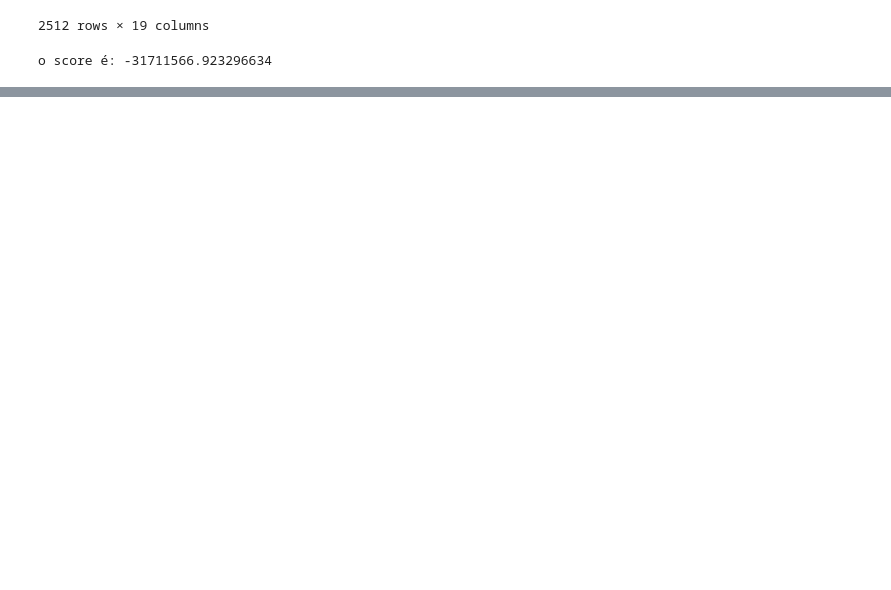
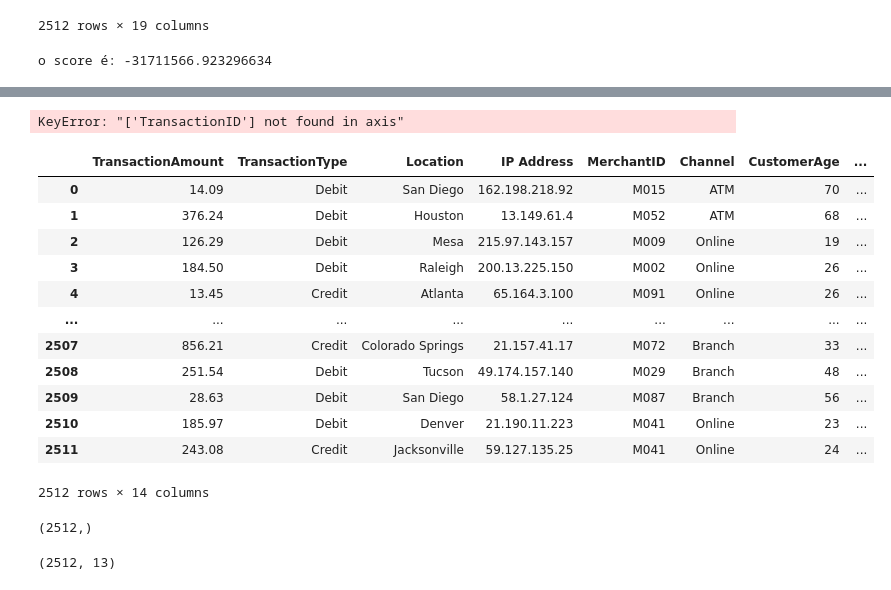
Before and after one commit to WesleySouza13/Bank-Transaction-Dataset-for-Fraud-Detection, a Jupyter notebook: Untitled-1.ipynb, the cells around one changed output, grey strips where cells are left out. Drawn from its saved outputs; the diff is of its cells as text; code cells hidden in the pictures; blank space fills up the shorter version.

```diff
--- a/Untitled-1.ipynb
+++ b/Untitled-1.ipynb
@@ -343,0 +372,33 @@ print(kmeans_data.inertia_)
+# %%
+data = data.drop('TransactionID',axis=1)
+data = data.drop('AccountID',axis=1)
+data = data.drop('TransactionDate',axis=1)
+data = data.drop('DeviceID',axis=1)
+data = data.drop('TransactionDate',axis=1)
+data = data.drop('IP Address',axis=1)
+data = data.drop('MerchantID',axis=1)
+data = data.drop('PreviousTransactionDate',axis=1)
+# %% [output]
+KeyError: "['TransactionID'] not found in axis"
+# %%
+data = data.drop('PreviousTransactionDate', axis=1)
+# %%
+data = data.drop('IP Address', axis=1)
+# %%
+data = data.drop('MerchantID', axis=1)
+# %%
+data
+# %% [output]
+|  | TransactionAmount | TransactionType | Location | IP Address | MerchantID | Channel | CustomerAge | ... |
+| 0 | 14.09 | Debit | San Diego | 162.198.218.92 | M015 | ATM | 70 | ... |
+| 1 | 376.24 | Debit | Houston | 13.149.61.4 | M052 | ATM | 68 | ... |
+| 2 | 126.29 | Debit | Mesa | 215.97.143.157 | M009 | Online | 19 | ... |
+| 3 | 184.50 | Debit | Raleigh | 200.13.225.150 | M002 | Online | 26 | ... |
+| 4 | 13.45 | Credit | Atlanta | 65.164.3.100 | M091 | Online | 26 | ... |
+| ... | ... | ... | ... | ... | ... | ... | ... | ... |
+| 2507 | 856.21 | Credit | Colorado Springs | 21.157.41.17 | M072 | Branch | 33 | ... |
+| 2508 | 251.54 | Debit | Tucson | 49.174.157.140 | M029 | Branch | 48 | ... |
+| 2509 | 28.63 | Debit | San Diego | 58.1.27.124 | M087 | Branch | 56 | ... |
+| 2510 | 185.97 | Debit | Denver | 21.190.11.223 | M041 | Online | 23 | ... |
+| 2511 | 243.08 | Credit | Jacksonville | 59.127.135.25 | M041 | Online | 24 | ... |
+2512 rows × 14 columns
@@ -343,0 +408,8 @@ print(kmeans_data.inertia_)
+# %%
+y.shape
+# %% [output]
+(2512,)
+# %%
+x.shape
+# %% [output]
+(2512, 13)
```
Also changed, not shown: parts of 18 cells of this notebook.
